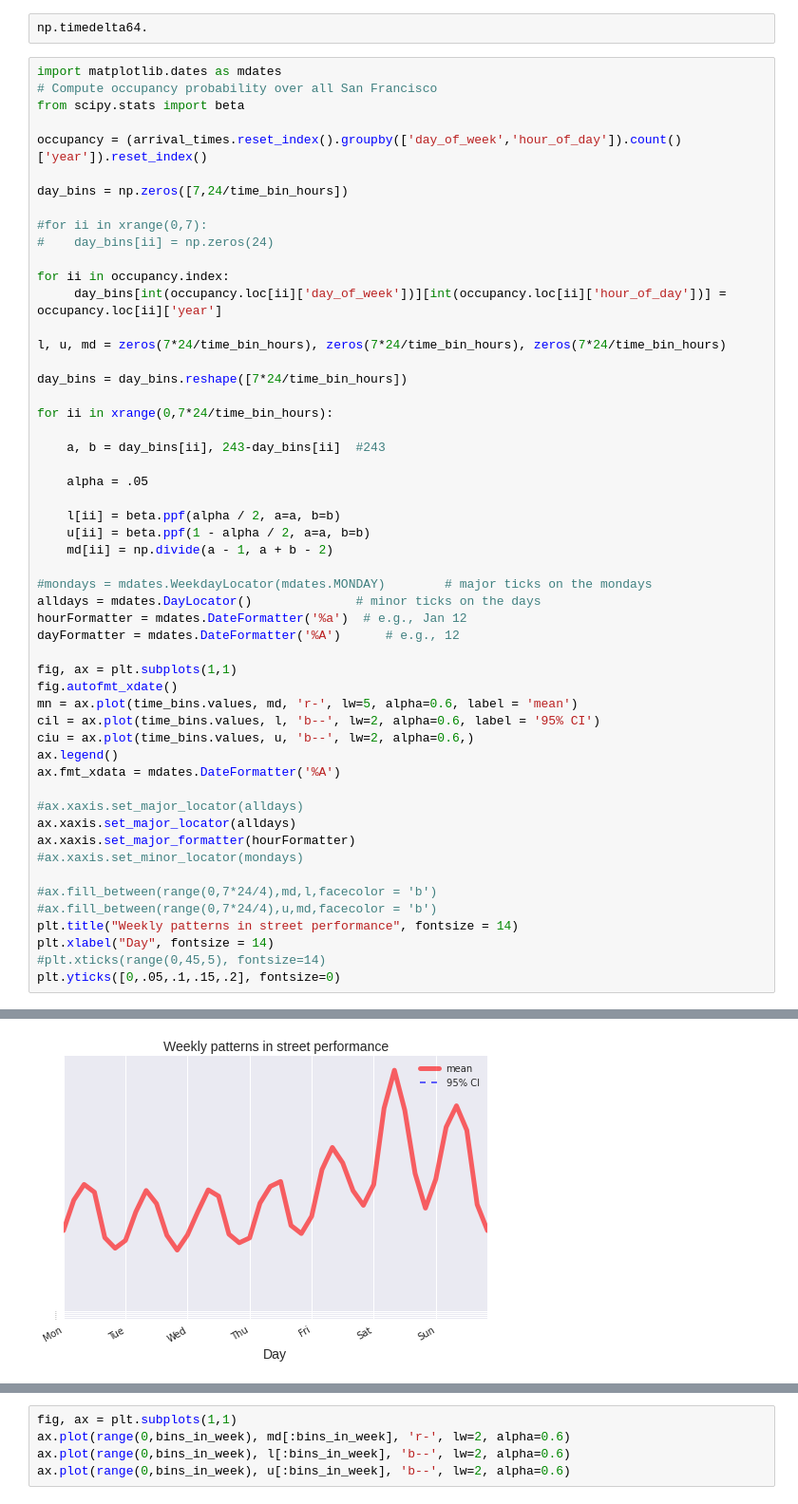
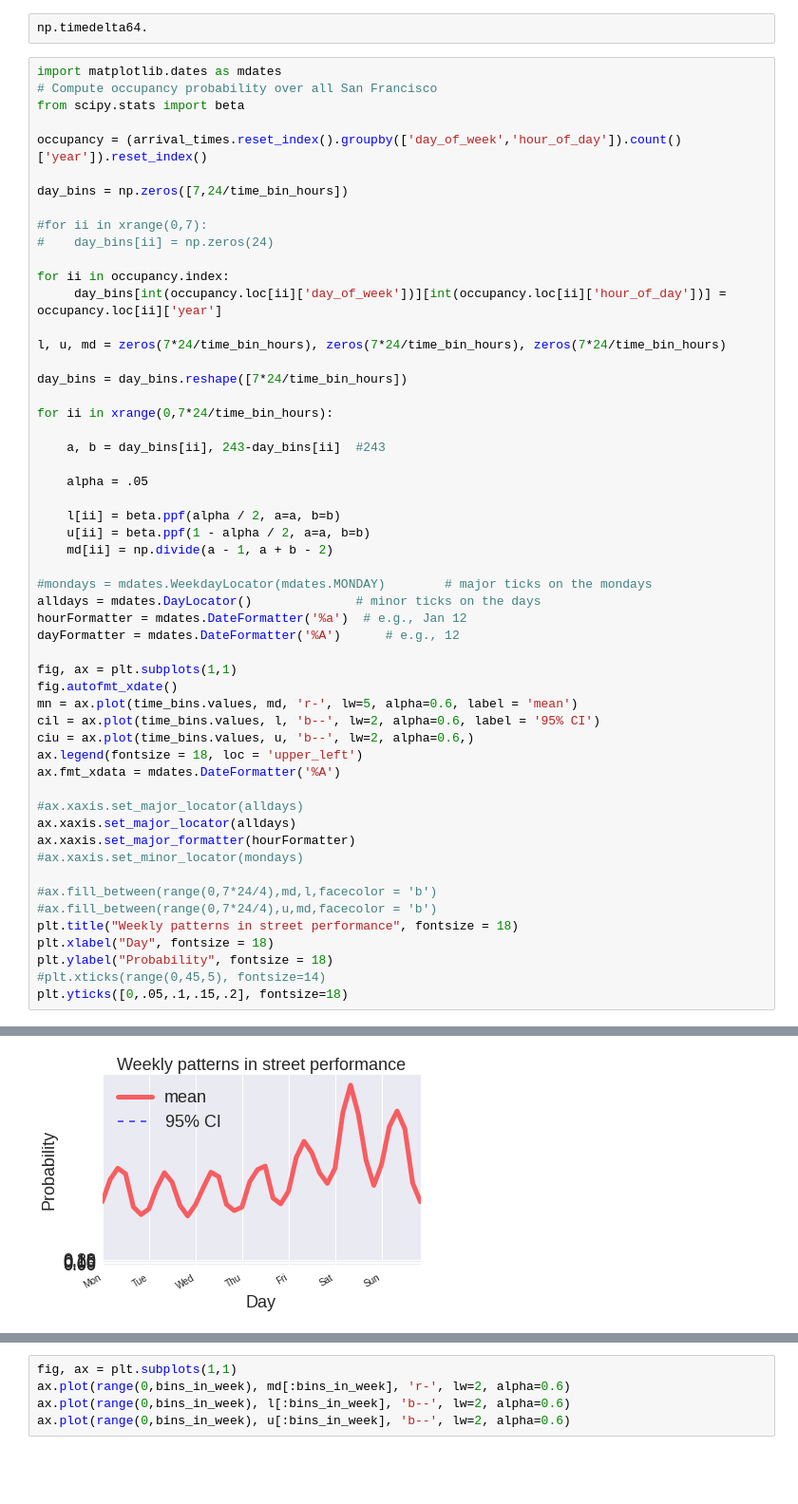
Before and after one commit to mdnip/InsightProject, a Jupyter notebook: San Francisco.ipynb, the cells around one changed output, grey strips where cells are left out. Shown: that part at 95% size. Cells and saved outputs as stored; diff of their text form; blank space fills up the shorter version.

```diff
--- a/San Francisco.ipynb
+++ b/San Francisco.ipynb
@@ -295,38 +288,39 @@ for ii in xrange(0,7*24/time_bin_hours):
     u[ii] = beta.ppf(1 - alpha / 2, a=a, b=b)
     md[ii] = np.divide(a - 1, a + b - 2)
 
 #mondays = mdates.WeekdayLocator(mdates.MONDAY)        # major ticks on the mondays
 alldays = mdates.DayLocator()              # minor ticks on the days
 hourFormatter = mdates.DateFormatter('%a')  # e.g., Jan 12
 dayFormatter = mdates.DateFormatter('%A')      # e.g., 12
 
 fig, ax = plt.subplots(1,1)
 fig.autofmt_xdate()
 mn = ax.plot(time_bins.values, md, 'r-', lw=5, alpha=0.6, label = 'mean')
 cil = ax.plot(time_bins.values, l, 'b--', lw=2, alpha=0.6, label = '95% CI')
 ciu = ax.plot(time_bins.values, u, 'b--', lw=2, alpha=0.6,)
-ax.legend()
+ax.legend(fontsize = 18, loc = 'upper_left')
 ax.fmt_xdata = mdates.DateFormatter('%A')
 
 #ax.xaxis.set_major_locator(alldays)
 ax.xaxis.set_major_locator(alldays)
 ax.xaxis.set_major_formatter(hourFormatter)
 #ax.xaxis.set_minor_locator(mondays)
 
 #ax.fill_between(range(0,7*24/4),md,l,facecolor = 'b')
 #ax.fill_between(range(0,7*24/4),u,md,facecolor = 'b')
-plt.title("Weekly patterns in street performance", fontsize = 14)
-plt.xlabel("Day", fontsize = 14)
+plt.title("Weekly patterns in street performance", fontsize = 18)
+plt.xlabel("Day", fontsize = 18)
+plt.ylabel("Probability", fontsize = 18)
 #plt.xticks(range(0,45,5), fontsize=14)
-plt.yticks([0,.05,.1,.15,.2], fontsize=0)
+plt.yticks([0,.05,.1,.15,.2], fontsize=18)
 # %% [output]
 ([<matplotlib.axis.YTick at 0x...>,
   <matplotlib.axis.YTick at 0x...>,
   <matplotlib.axis.YTick at 0x...>,
   <matplotlib.axis.YTick at 0x...>,
   <matplotlib.axis.YTick at 0x...>],
  <a list of 5 Text yticklabel objects>)
-[figure, old version]
+[figure, new version]
 # %%
 # Compute occupancy probability PER CLUSTER
 from scipy.stats import beta
```
Also changed, not shown: parts of 6 cells of this notebook, 9 other files.
